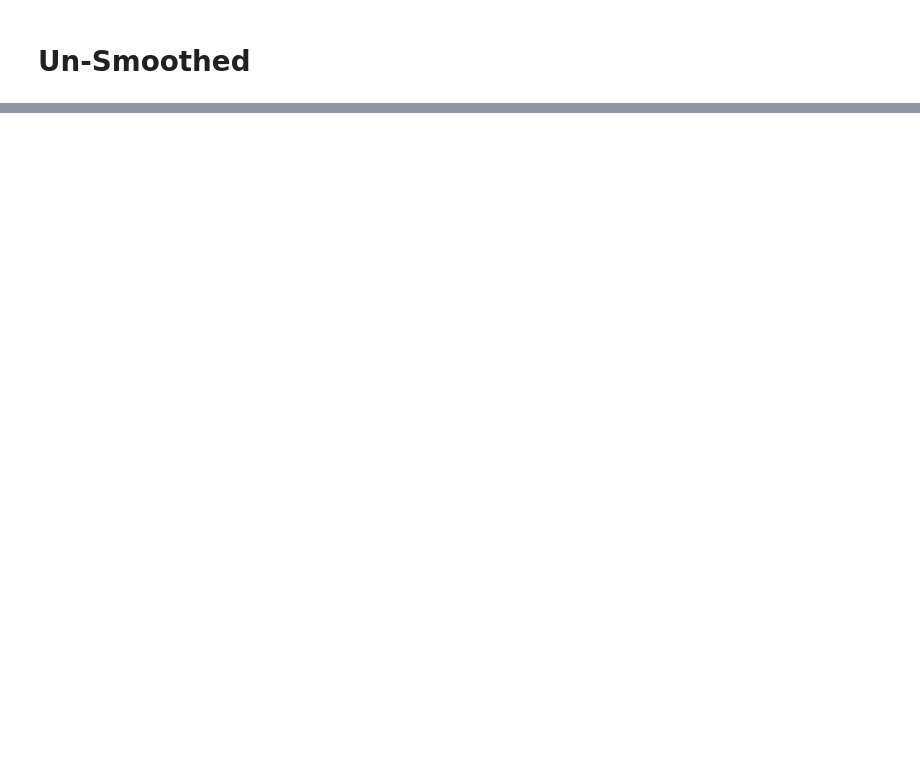
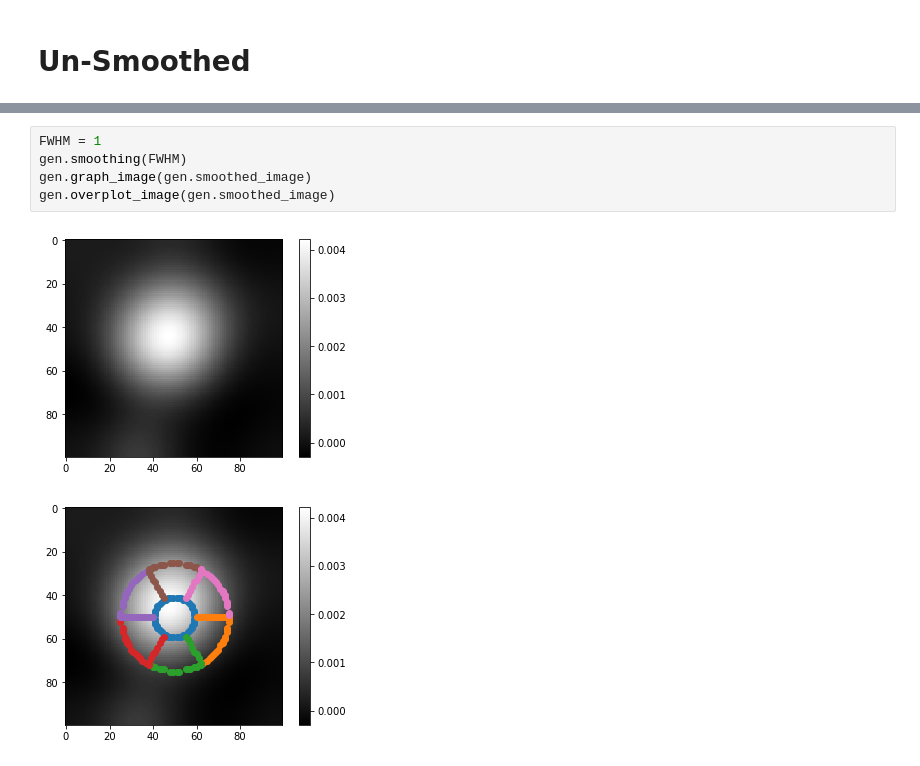
Before and after one commit to richardpan38/FOBOS, a Jupyter notebook: doc/Smoothing-Check.ipynb, the cells around one changed output, grey strips where cells are left out. Saved outputs shown, nothing was run; the diff lists cells and outputs as text; blank space fills up the shorter version.

```diff
--- a/doc/Smoothing-Check.ipynb
+++ b/doc/Smoothing-Check.ipynb
@@ -111,0 +245,8 @@ Since COSMOS ACS Field was taken in the I-Band here is the code to convert the f
+# %%
+FWHM = 1
+gen.smoothing(FWHM)
+gen.graph_image(gen.smoothed_image)
+gen.overplot_image(gen.smoothed_image)
+# %% [output]
+[figure, added]
+[figure, added]
```
Also changed, not shown: parts of 73 cells of this notebook, 3 other files.
